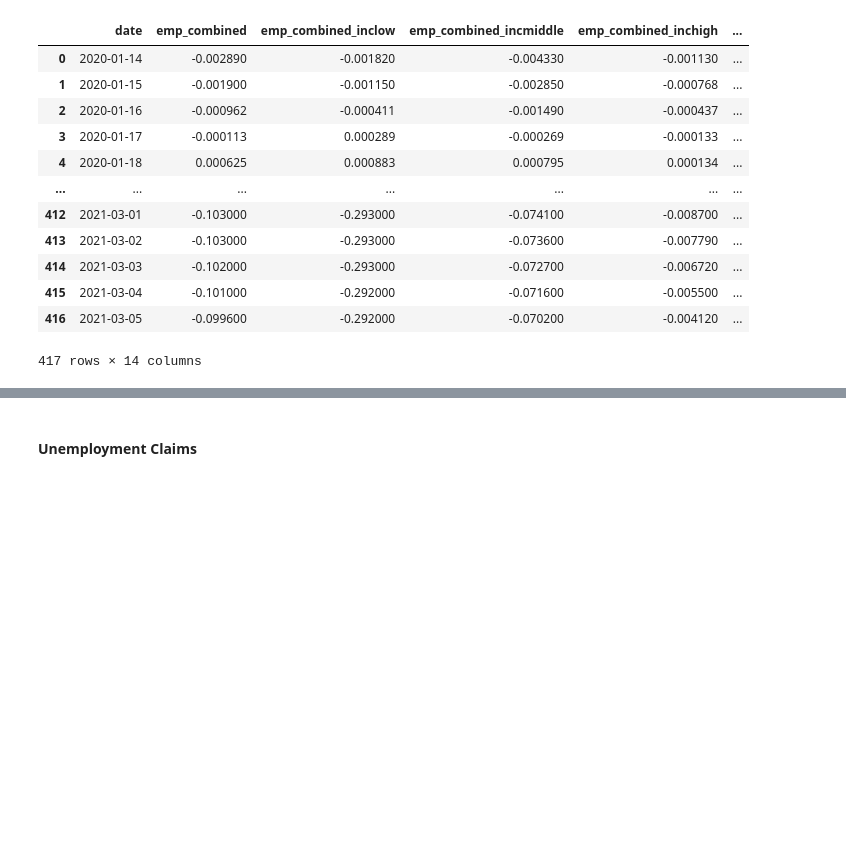
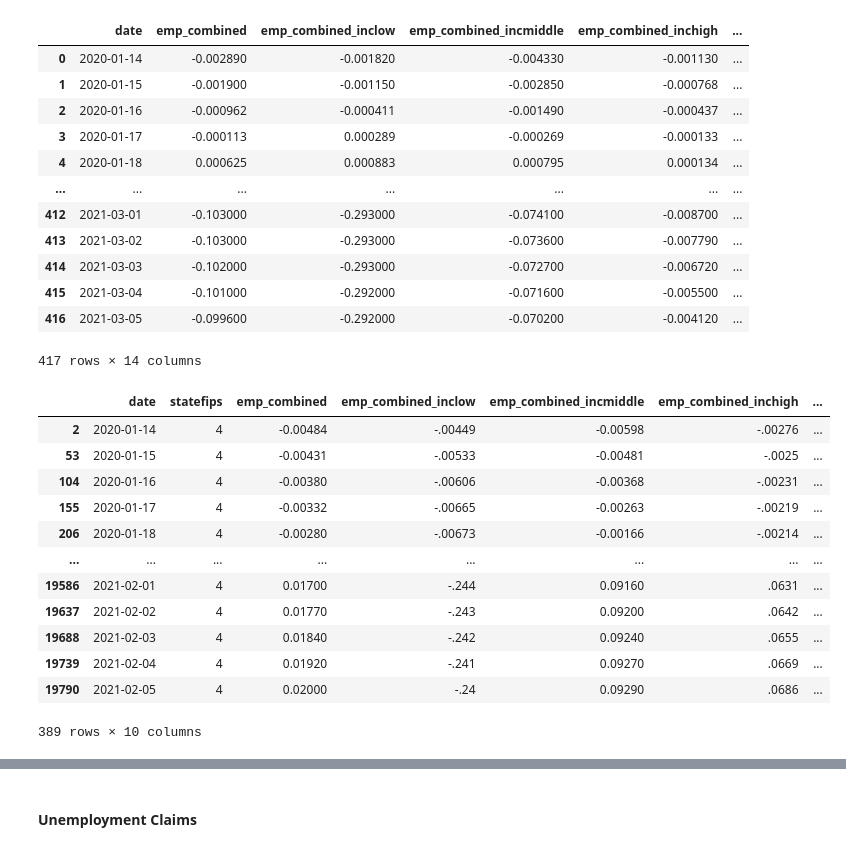
Before and after one commit to Rhuck1/Covidnomics, a Jupyter notebook: econ_track_eda.ipynb, the cells around one changed output, grey strips where cells are left out. Saved outputs shown, nothing was run; the diff lists cells and outputs as text; code cells hidden in the pictures; blank space fills up the shorter version.

```diff
--- a/econ_track_eda.ipynb
+++ b/econ_track_eda.ipynb
@@ -99,3 +120,19 @@ employ_nat
 | 415 | 2021-03-04 | -0.101000 | -0.292000 | -0.071600 | -0.005500 | ... |
 | 416 | 2021-03-05 | -0.099600 | -0.292000 | -0.070200 | -0.004120 | ... |
 417 rows × 14 columns
+# %%
+employ_az
+# %% [output]
+|  | date | statefips | emp_combined | emp_combined_inclow | emp_combined_incmiddle | emp_combined_inchigh | ... |
+| 2 | 2020-01-14 | 4 | -0.00484 | -.00449 | -0.00598 | -.00276 | ... |
+| 53 | 2020-01-15 | 4 | -0.00431 | -.00533 | -0.00481 | -.0025 | ... |
+| 104 | 2020-01-16 | 4 | -0.00380 | -.00606 | -0.00368 | -.00231 | ... |
+| 155 | 2020-01-17 | 4 | -0.00332 | -.00665 | -0.00263 | -.00219 | ... |
+| 206 | 2020-01-18 | 4 | -0.00280 | -.00673 | -0.00166 | -.00214 | ... |
+| ... | ... | ... | ... | ... | ... | ... | ... |
+| 19586 | 2021-02-01 | 4 | 0.01700 | -.244 | 0.09160 | .0631 | ... |
+| 19637 | 2021-02-02 | 4 | 0.01770 | -.243 | 0.09200 | .0642 | ... |
+| 19688 | 2021-02-03 | 4 | 0.01840 | -.242 | 0.09240 | .0655 | ... |
+| 19739 | 2021-02-04 | 4 | 0.01920 | -.241 | 0.09270 | .0669 | ... |
+| 19790 | 2021-02-05 | 4 | 0.02000 | -.24 | 0.09290 | .0686 | ... |
+389 rows × 10 columns
```
Also changed, not shown: parts of 5 cells of this notebook.
